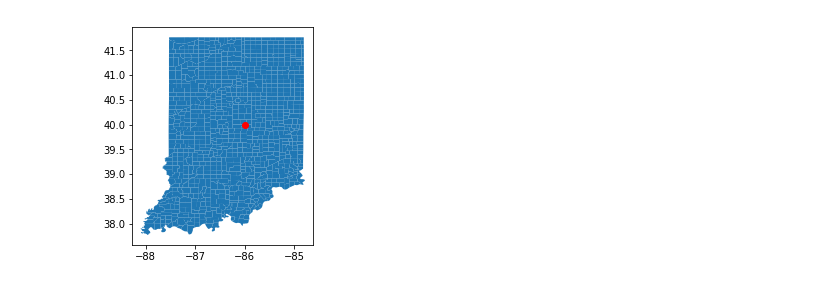
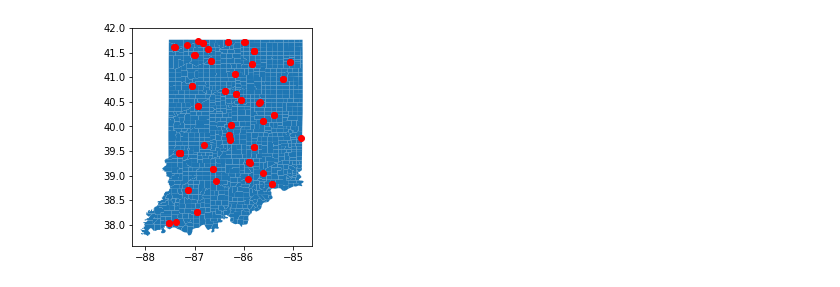
Before and after one commit to nikhiljay/AITP2019-DS-Challenge, a Jupyter notebook: DavidsNotebook.ipynb, the cells around one changed output. Drawn from its saved outputs; the diff is of its cells as text; code cells hidden in the pictures.

```diff
--- a/DavidsNotebook.ipynb
+++ b/DavidsNotebook.ipynb
@@ -1,10 +1,16 @@
 # %%
 %matplotlib inline
 import geopandas as gpd
+import pandas as pd
 import matplotlib.pyplot as plt
 map_df = gpd.read_file('/scratch/brown/train54/AITP2019-DS-Challenge/tl_2013_18_cousub.shp')
+
+indiana_stations = pd.read_csv('/scratch/brown/train54/AITP2019-DS-Challenge/gsod.stn.csv')
+indiana_stations = indiana_stations[indiana_stations['state'] == 'IN']
+indiana_lon = indiana_stations['longitude']
+indiana_lat = indiana_stations['latitude']
 map_df.plot()
-plt.scatter([-86],[40],c='red')
+plt.scatter(indiana_lon, indiana_lat, c='red')
 plt.show()
 # %% [output]
-[figure, old version]
+[figure, new version]
```
